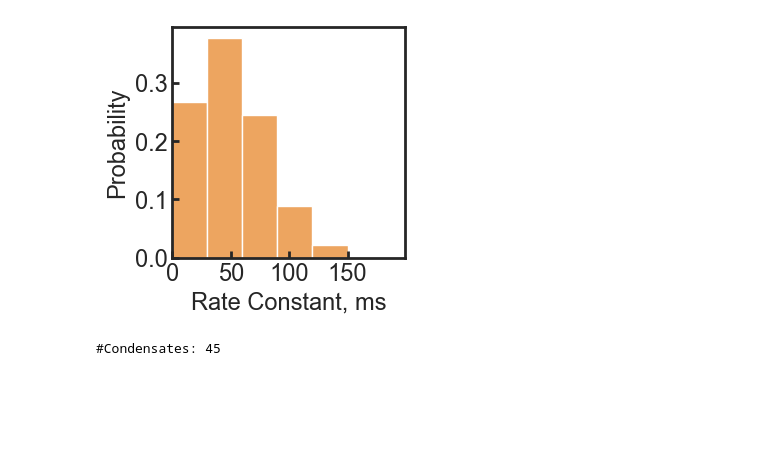
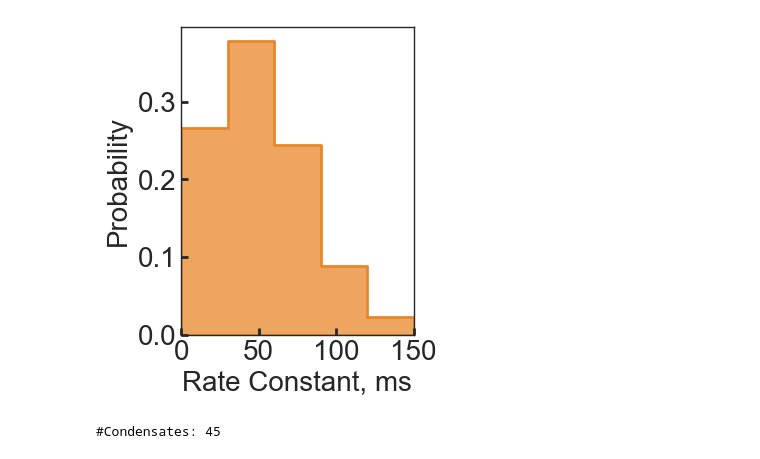
Before and after one commit to walterlab-um/intra_condensate_SPT, a Jupyter notebook: plot_paper_figure/Fig1_CTRAP_fit_histo.ipynb, the cells around one changed output. Cells and saved outputs as stored; diff of their text form; code cells hidden in the pictures; blank space fills up the shorter version.

```diff
--- a/plot_paper_figure/Fig1_CTRAP_fit_histo.ipynb
+++ b/plot_paper_figure/Fig1_CTRAP_fit_histo.ipynb
@@ -123,48 +130,43 @@ df = df[selector]
 df_notag = df[df["fname"].str.contains("NOTAG")]
 all_tau_ms = df_notag['tau, ms'].to_numpy()
 # %%
-plt.figure(figsize=(3, 3))
+fontsize = 20
+binrange = (0, 150)
+plt.figure(figsize=(3, 4))
 ax = sns.histplot(
     data=all_tau_ms,
     bins=5,
-    binrange=(0, 150),
+    binrange=binrange,
     line_kws={"alpha": 0.99},
-    # element="step",
     stat="probability",
     color="#E7872B",
+    lw=2,
+    element="step",
 )
-plt.gca().spines[:].set_linewidth(2)
-# plt.xticks([0, 1, 2])
-# plt.yticks([0.1, 0.2])
+plt.gca().spines[:].set_linewidth(1)
 plt.gca().tick_params(
     axis="both",
     which="major",
-    labelsize=17,
+    labelsize=fontsize,
     direction="in",
     bottom=True,
     left=True,
     length=5,
     width=2,
 )
-plt.xlim(0, 199)
+plt.xlim(binrange[0], binrange[1])
 plt.xticks([0, 50, 100, 150])
 plt.gca().set_axisbelow(False)
-plt.xlabel(
-    "Rate Constant, ms",
-    fontsize=17,
-)
-plt.ylabel(
-    "Probability",
-    fontsize=17,
-)
+plt.xlabel("Rate Constant, ms", fontsize=fontsize)
+plt.ylabel("Probability", fontsize=fontsize)
 plt.savefig(
     "notag_fusion_rate_constant_histo.png",
     format="png",
     bbox_inches="tight",
     dpi=300,
 )
 plt.show()
 print("#Condensates:", len(all_tau_ms))
 # %% [output]
-[figure, old version]
+[figure, new version]
 #Condensates: 45
```
Also changed, not shown: parts of 2 cells of this notebook.
